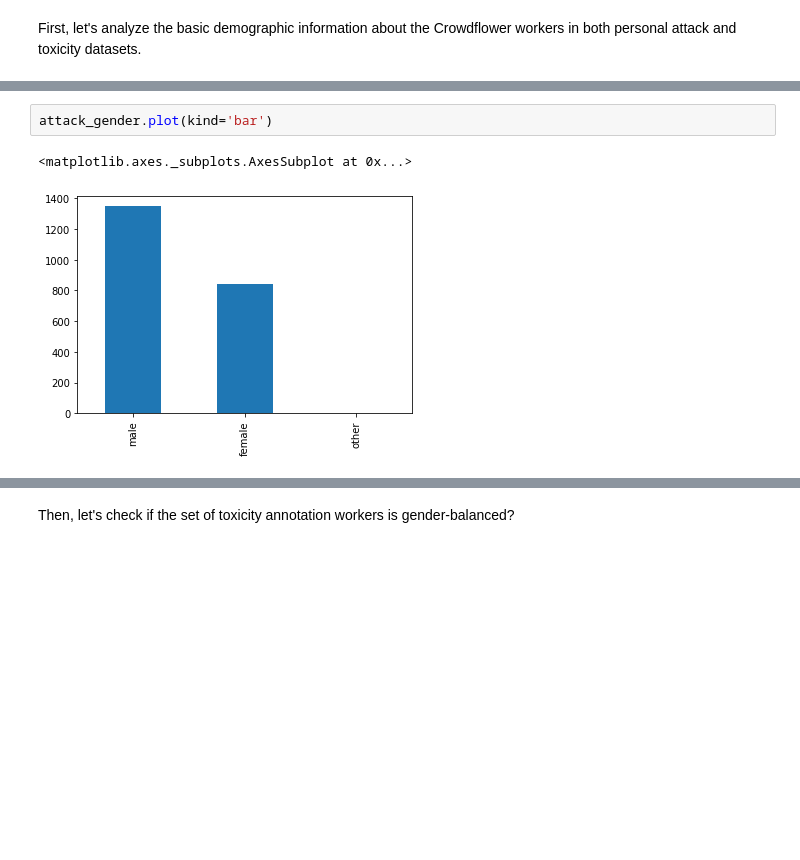
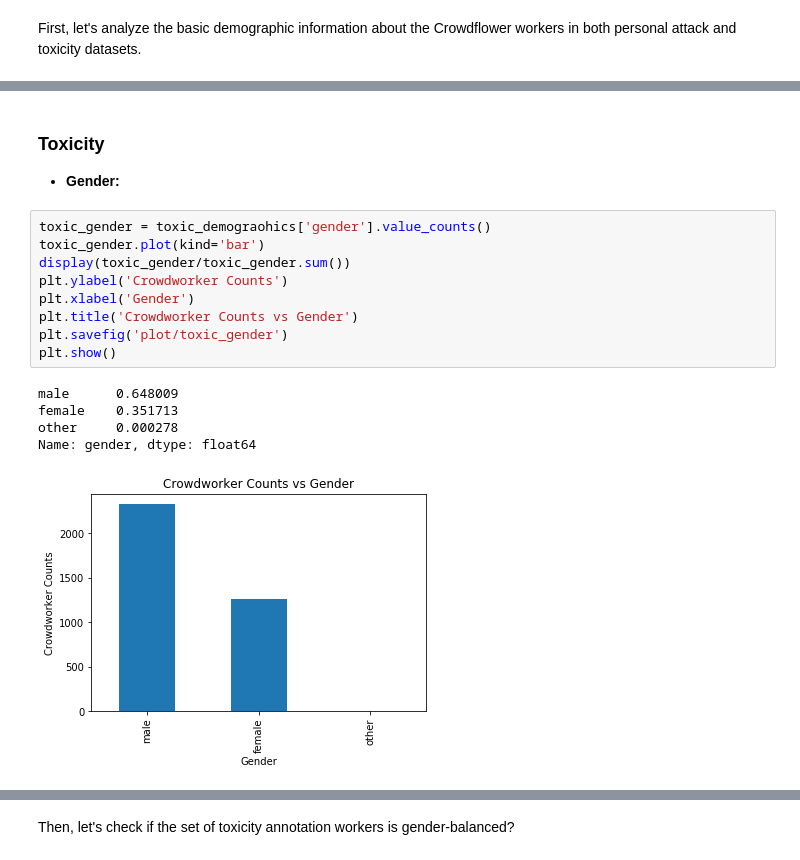
Before and after one commit to Shuya-Ma/data-512, a Jupyter notebook: data-512-a2/data-512-a2.ipynb, the cells around one changed output, grey strips where cells are left out. Saved outputs shown, nothing was run; the diff lists cells and outputs as text; blank space fills up the shorter version.

```diff
--- a/data-512-a2/data-512-a2.ipynb
+++ b/data-512-a2/data-512-a2.ipynb
@@ -113,5 +135,18 @@ Name: english_first_language, dtype: float64
-# %%
-attack_gender.plot(kind='bar')
-# %% [output]
-<matplotlib.axes._subplots.AxesSubplot at 0x...>
-[figure, removed]
+# %% [markdown]
+### Toxicity
+- **Gender:**
+# %%
+toxic_gender = toxic_demograohics['gender'].value_counts()
+toxic_gender.plot(kind='bar')
+display(toxic_gender/toxic_gender.sum())
+plt.ylabel('Crowdworker Counts')
+plt.xlabel('Gender')
+plt.title('Crowdworker Counts vs Gender')
+plt.savefig('plot/toxic_gender')
+plt.show()
+# %% [output]
+male      0.648009
+female    0.351713
+other     0.000278
+Name: gender, dtype: float64
+[figure, added]
```
Also changed, not shown: parts of 22 cells of this notebook, 9 other files.
